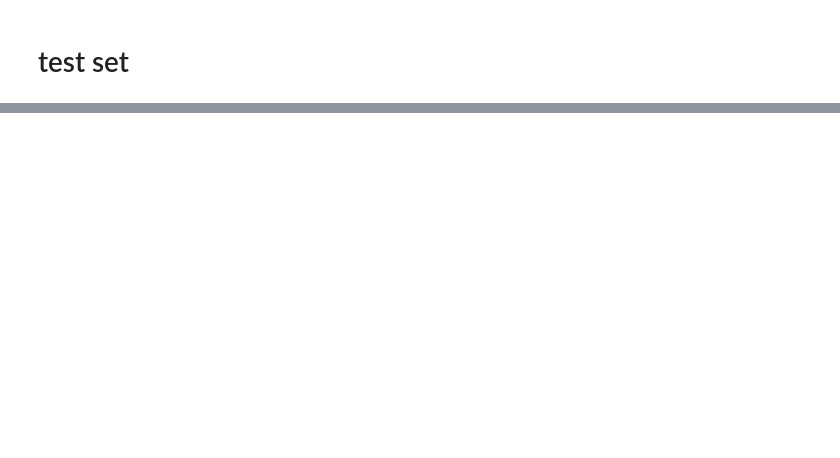
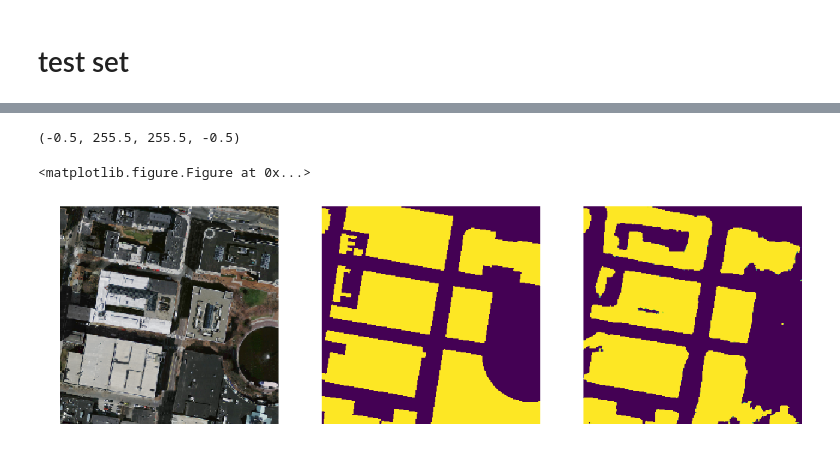
Before and after one commit to amirdel/stanfordHacks, a Jupyter notebook: notebooks/unet_training.ipynb, the cells around one changed output, grey strips where cells are left out. Drawn from its saved outputs; the diff is of its cells as text; code cells hidden in the pictures; blank space fills up the shorter version.

```diff
--- a/notebooks/unet_training.ipynb
+++ b/notebooks/unet_training.ipynb
@@ -331,11 +350,11 @@ keras.losses.custom_loss = jaccard_coef_loss
 # %%
 test = [os.path.join('/root/data/hackathon/building_massa_dataset/images/test/', f ) for f in os.listdir('/root/data/hackathon/building_massa_dataset/images/test/') if f.endswith('.tiff')]
 # %%
-weight_path = '/root/data/hackathon/weights_08.hdf5'
+weight_path = '/root/data/hackathon/thomas_augmentation_weights_21.hdf5'
 model = load_model(weight_path, custom_objects={'jaccard_coef_loss': jaccard_coef_loss,
                                                 'jaccard_coef_int': jaccard_coef_int})
 # %%
-img_size = 512
+img_size = 256
 # %%
 f = np.random.choice(test)
 img = np.array(Image.open(f))
@@ -352,9 +371,16 @@ import matplotlib.pyplot as plt
 # %%
 plt.figure()
 f, ax = plt.subplots(1, 3, figsize=(20, 10))
 ax[0].imshow(crop)
+ax[0].axis('off')
 ax[1].imshow(truth)
+ax[1].axis('off')
 ax[2].imshow(out[0,...,0])
+ax[2].axis('off')
+# %% [output]
+(-0.5, 255.5, 255.5, -0.5)
+<matplotlib.figure.Figure at 0x...>
+[figure, added]
 # %%
 test
 # %%
```
Also changed, not shown: parts of 7 cells of this notebook, 11 other files.
